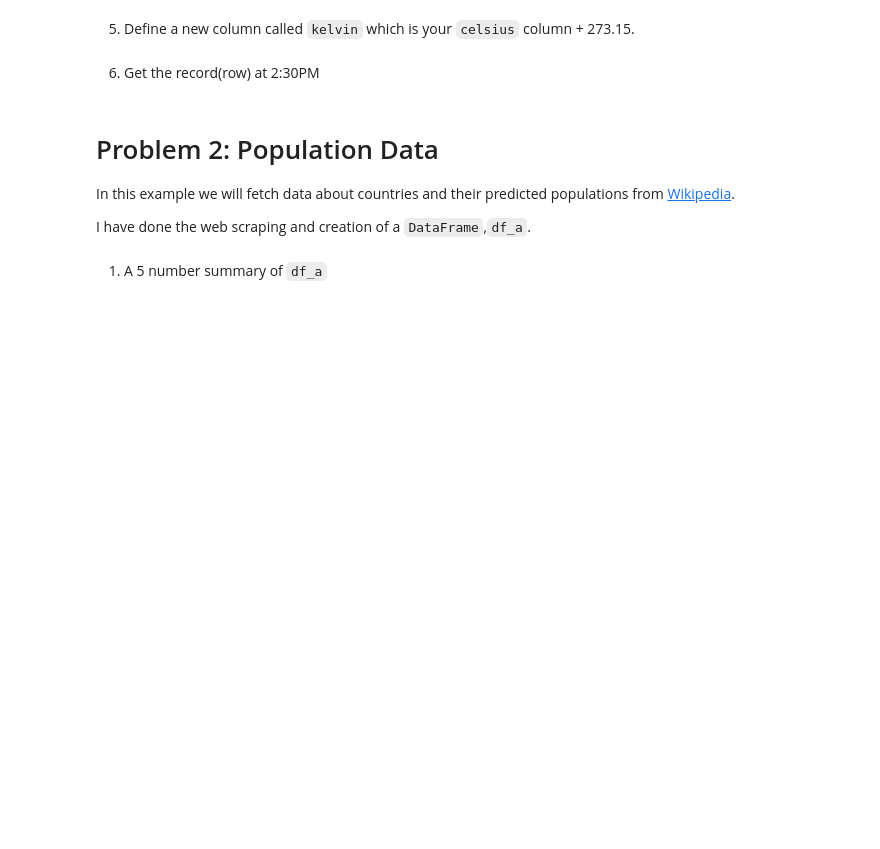
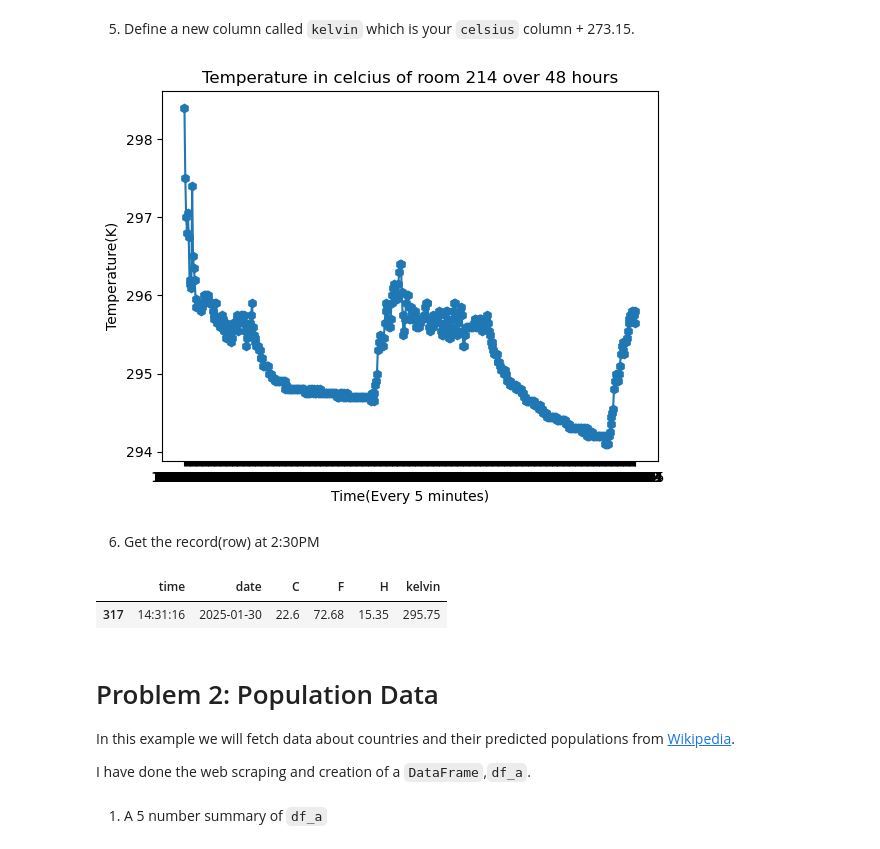
Before and after one commit to EPIC-Campus-LPS/pandas-elizamartinezz, a Jupyter notebook: FAI_Pandas.ipynb, the cells around one changed output. Drawn from its saved outputs; the diff is of its cells as text; code cells hidden in the pictures; blank space fills up the shorter version.

```diff
--- a/FAI_Pandas.ipynb
+++ b/FAI_Pandas.ipynb
@@ -54,7 +87,22 @@ plt.yticks(rotation=90) # rotates the y-axis tick lables
 # %% [markdown]
 5. Define a new column called `kelvin` which is your `celsius` column + 273.15.
+# %%
+df['kelvin'] = df['C'] + 273.15
+plt.plot(df['time'],df['kelvin'], marker='h')
+plt.xlabel('Time(Every 5 minutes)')
+plt.title("Temperature in celcius of room 214 over 48 hours")
+plt.ylabel('Temperature(K)')
+plt.show()
+# %% [output]
+[figure, added]
 # %% [markdown]
 6. Get the record(row) at 2:30PM
+# %%
+
+df.loc[df['time'] == '14:31:16 ']
+# %% [output]
+|  | time | date | C | F | H | kelvin |
+| 317 | 14:31:16 | 2025-01-30 | 22.6 | 72.68 | 15.35 | 295.75 |
 # %% [markdown]
 # Problem 2: Population Data
 
```
Also changed, not shown: parts of 19 cells of this notebook.
